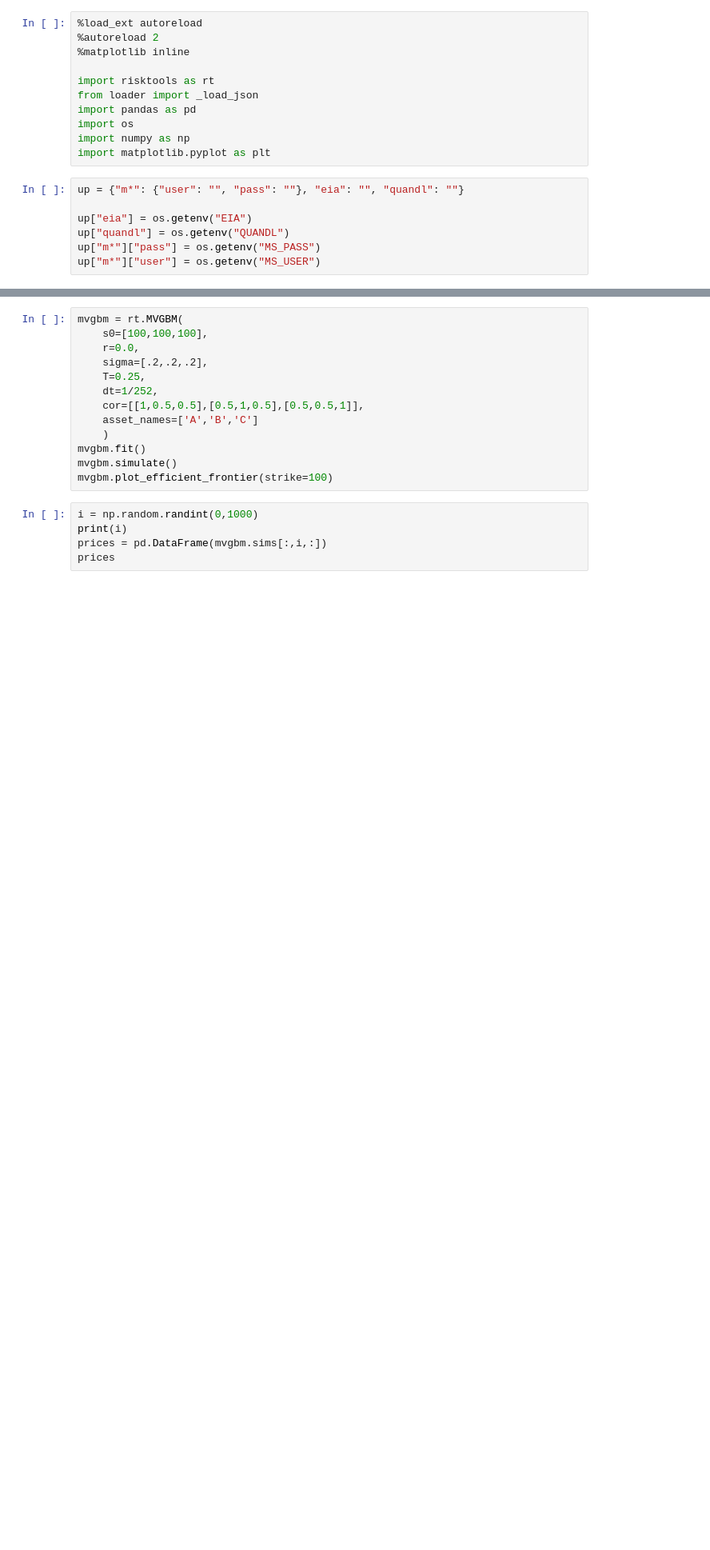
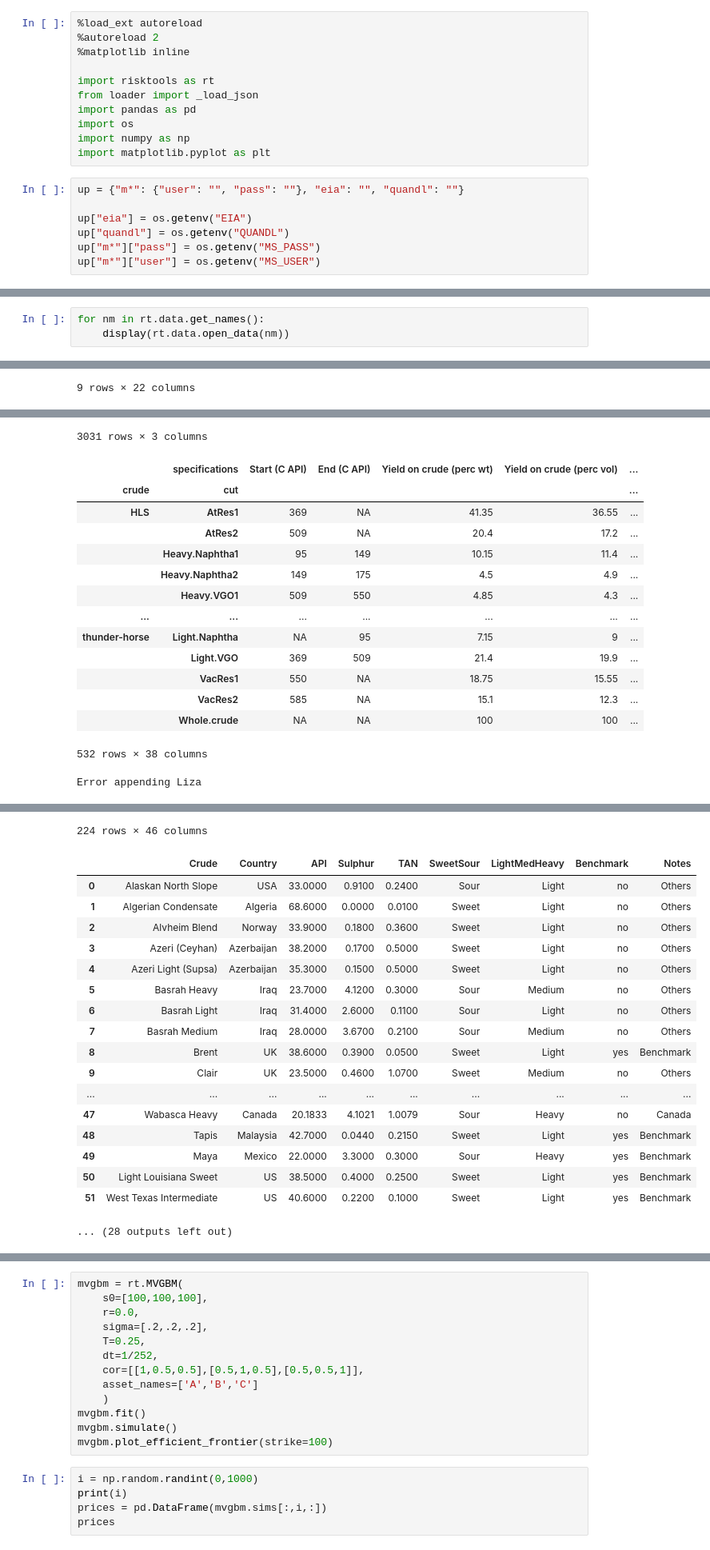
Before and after one commit to bbcho/risktools-dev, a Jupyter notebook: notebooks/testing.ipynb, the cells around one changed output, grey strips where cells are left out. Shown: that part at 80% size. Cells and saved outputs as stored; diff of their text form; blank space fills up the shorter version.

Commit message:
fixed data

```diff
--- a/notebooks/testing.ipynb
+++ b/notebooks/testing.ipynb
@@ -39,0 +39,4 @@ rt.data.open_data("crudeassaysXOM")
+# %%
+for nm in rt.data.get_names():
+    display(rt.data.open_data(nm))
+# %% [output]
@@ -39,0 +66 @@ rt.data.open_data("crudeassaysXOM")
+9 rows × 22 columns
@@ -39,0 +79,16 @@ rt.data.open_data("crudeassaysXOM")
+3031 rows × 3 columns
+|  | specifications | Start (C API) | End (C API) | Yield on crude (perc wt) | Yield on crude (perc vol) | ... |
+| crude | cut |  |  |  |  | ... |
+| HLS | AtRes1 | 369 | NA | 41.35 | 36.55 | ... |
+|  | AtRes2 | 509 | NA | 20.4 | 17.2 | ... |
+|  | Heavy.Naphtha1 | 95 | 149 | 10.15 | 11.4 | ... |
+|  | Heavy.Naphtha2 | 149 | 175 | 4.5 | 4.9 | ... |
+|  | Heavy.VGO1 | 509 | 550 | 4.85 | 4.3 | ... |
+| ... | ... | ... | ... | ... | ... | ... |
+| thunder-horse | Light.Naphtha | NA | 95 | 7.15 | 9 | ... |
+|  | Light.VGO | 369 | 509 | 21.4 | 19.9 | ... |
+|  | VacRes1 | 550 | NA | 18.75 | 15.55 | ... |
+|  | VacRes2 | 585 | NA | 15.1 | 12.3 | ... |
+|  | Whole.crude | NA | NA | 100 | 100 | ... |
+532 rows × 38 columns
+Error appending Liza
@@ -40,2 +108,21 @@ rt.data.open_data("crudeassaysXOM")
+224 rows × 46 columns
+|  | Crude | Country | API | Sulphur | TAN | SweetSour | LightMedHeavy | Benchmark | Notes |
+| 0 | Alaskan North Slope | USA | 33.0000 | 0.9100 | 0.2400 | Sour | Light | no | Others |
+| 1 | Algerian Condensate | Algeria | 68.6000 | 0.0000 | 0.0100 | Sweet | Light | no | Others |
+| 2 | Alvheim Blend | Norway | 33.9000 | 0.1800 | 0.3600 | Sweet | Light | no | Others |
+| 3 | Azeri (Ceyhan) | Azerbaijan | 38.2000 | 0.1700 | 0.5000 | Sweet | Light | no | Others |
+| 4 | Azeri Light (Supsa) | Azerbaijan | 35.3000 | 0.1500 | 0.5000 | Sweet | Light | no | Others |
+| 5 | Basrah Heavy | Iraq | 23.7000 | 4.1200 | 0.3000 | Sour | Medium | no | Others |
+| 6 | Basrah Light | Iraq | 31.4000 | 2.6000 | 0.1100 | Sour | Light | no | Others |
+| 7 | Basrah Medium | Iraq | 28.0000 | 3.6700 | 0.2100 | Sour | Medium | no | Others |
+| 8 | Brent | UK | 38.6000 | 0.3900 | 0.0500 | Sweet | Light | yes | Benchmark |
+| 9 | Clair | UK | 23.5000 | 0.4600 | 1.0700 | Sweet | Medium | no | Others |
+| ... | ... | ... | ... | ... | ... | ... | ... | ... | ... |
+| 47 | Wabasca Heavy | Canada | 20.1833 | 4.1021 | 1.0079 | Sour | Heavy | no | Canada |
+| 48 | Tapis | Malaysia | 42.7000 | 0.0440 | 0.2150 | Sweet | Light | yes | Benchmark |
+| 49 | Maya | Mexico | 22.0000 | 3.3000 | 0.3000 | Sour | Heavy | yes | Benchmark |
+| 50 | Light Louisiana Sweet | US | 38.5000 | 0.4000 | 0.2500 | Sweet | Light | yes | Benchmark |
+| 51 | West Texas Intermediate | US | 40.6000 | 0.2200 | 0.1000 | Sweet | Light | yes | Benchmark |
+... (28 outputs left out)
 # %%
 rt.simOUJ(theta=5,dt=1/252, mr_lag=15, T=5).iloc[:,:100].plot(legend=False, figsize=(20,10))
```
Also changed, not shown: parts of 3 cells of this notebook.
